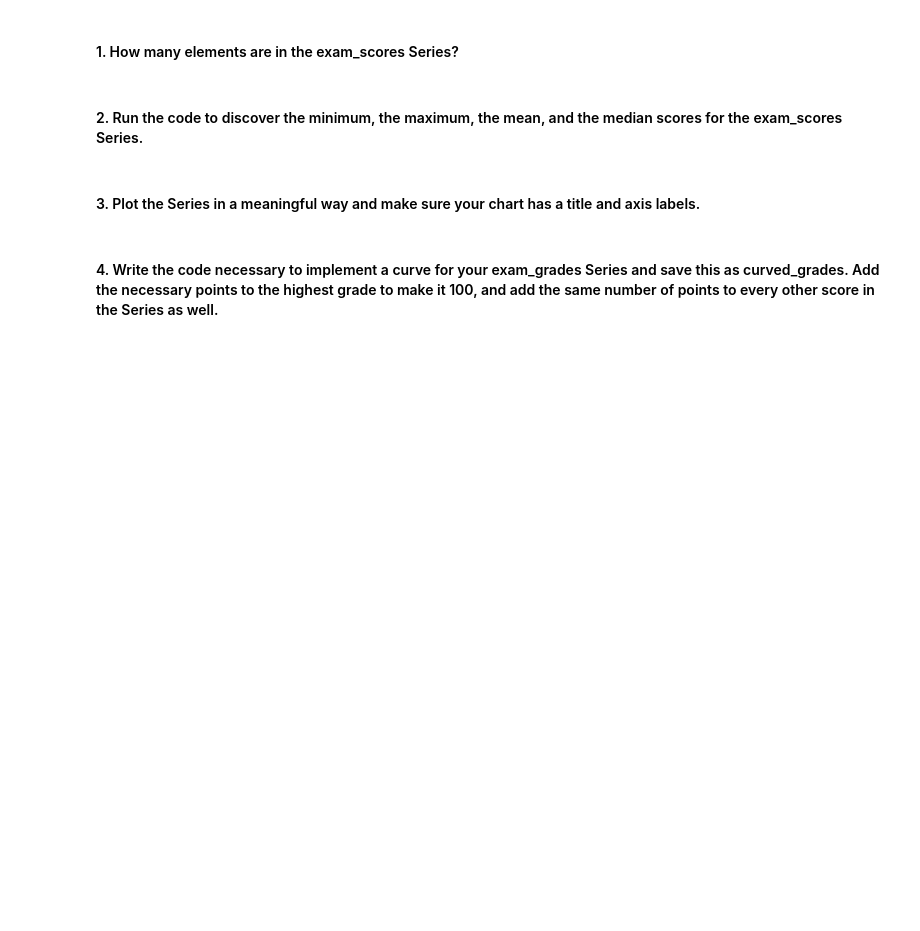
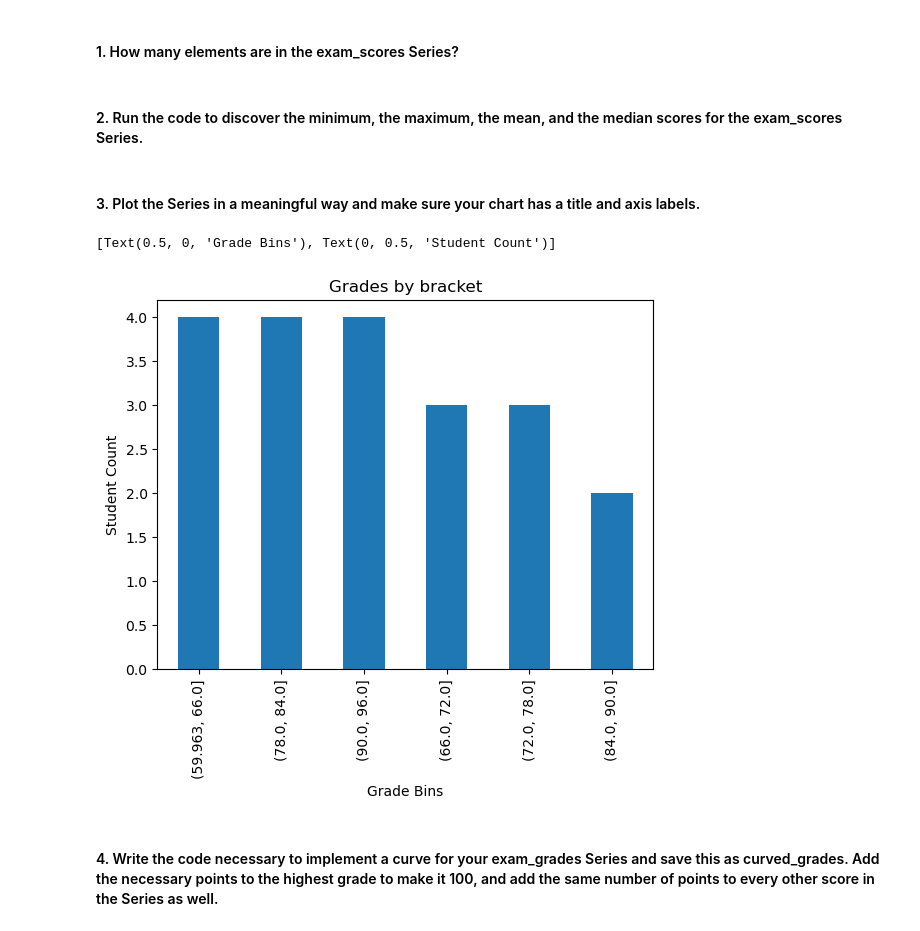
Before and after one commit to corey-baughman/005_numpy_pandas_visualization_exercises, a Jupyter notebook: pandas_series.ipynb, the cells around one changed output. Cells and saved outputs as stored; diff of their text form; code cells hidden in the pictures; blank space fills up the shorter version.

```diff
--- a/pandas_series.ipynb
+++ b/pandas_series.ipynb
@@ -362,12 +551,20 @@ dtype: int64
 # %% [markdown]
 ### Use pandas to create a Series named exam_scores from the following list:
 # %%
-[60, 86, 75, 62, 93, 71, 60, 83, 95, 78, 65, 72, 69, 81, 96, 80, 85, 92, 82, 78]
+exam_scores = pd.Series([60, 86, 75, 62, 93, 71, 60, 83, 95, 78, 65, 72, 69, 81, 96, 80, 85, 92, 82, 78])
 # %% [markdown]
 #### 1. How many elements are in the exam_scores Series?
 # %% [markdown]
 #### 2. Run the code to discover the minimum, the maximum, the mean, and the median scores for the exam_scores Series.
 # %% [markdown]
 #### 3. Plot the Series in a meaningful way and make sure your chart has a title and axis labels.
+# %%
+exam_scores.value_counts(
+bins=6).plot.bar(
+title='Grades by bracket').set(
+xlabel='Grade Bins', ylabel ='Student Count')
+# %% [output]
+[Text(0.5, 0, 'Grade Bins'), Text(0, 0.5, 'Student Count')]
+[figure, added]
 # %% [markdown]
 #### 4. Write the code necessary to implement a curve for your exam_grades Series and save this as curved_grades. Add the necessary points to the highest grade to make it 100, and add the same number of points to every other score in the Series as well.
```
Also changed, not shown: parts of 38 cells of this notebook, 1 other file.
